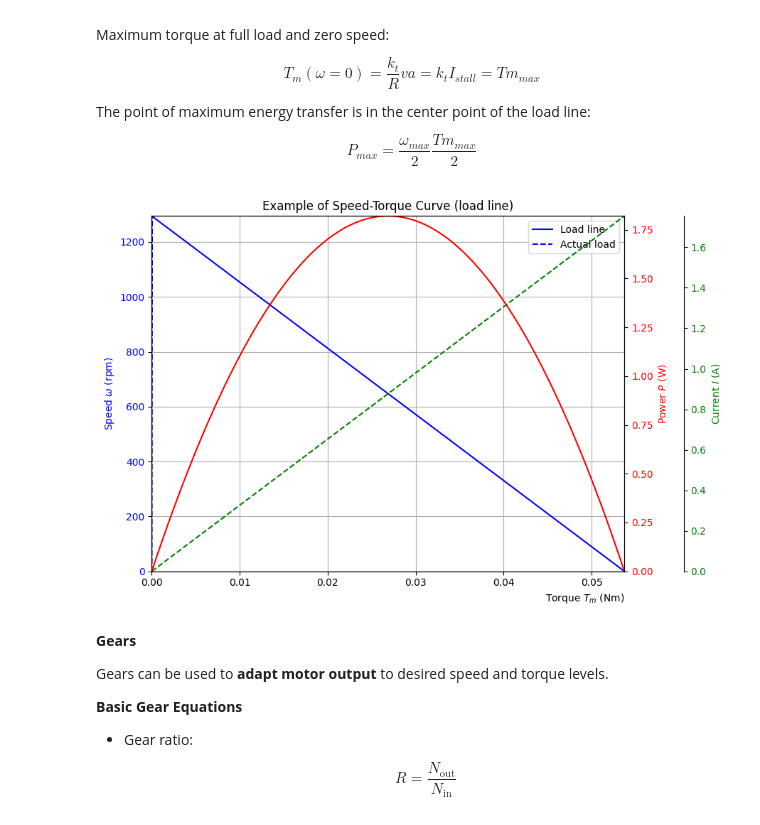
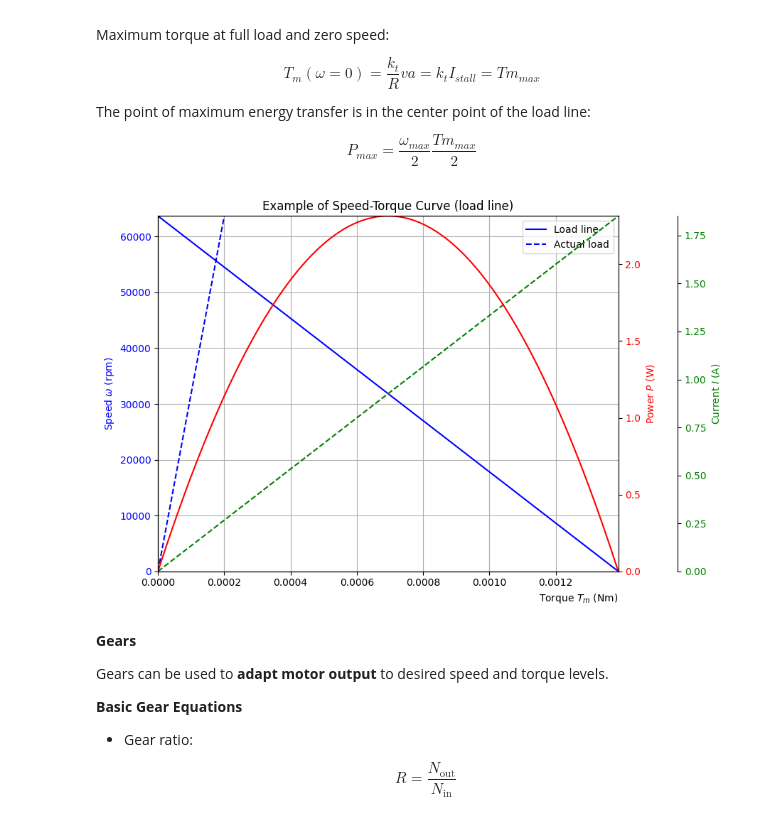
Before and after one commit to mniehus/oficina3, a Jupyter notebook: docs/.doctrees/nbsphinx/project1/motorDC-theory.ipynb, the cells around one changed output. Saved outputs shown, nothing was run; the diff lists cells and outputs as text; code cells hidden in the pictures.

Commit message:
motor parameters

```diff
--- a/docs/.doctrees/nbsphinx/project1/motorDC-theory.ipynb
+++ b/docs/.doctrees/nbsphinx/project1/motorDC-theory.ipynb
@@ -138,8 +138,16 @@ import matplotlib.pyplot as plt
 # Voltage range
 va = np.linspace(0, 5, 100)
 
+# Electrical & mechanical parameters (typical/representative)
+R  = 2.7e0      # Armature resistance [ohm]
+B  = 3.0e-8     # Viscous damping coeff. [N·m·s/rad]
+ke = 7.5e-4     # Back-EMF constant [V·s/rad]  (== V/(rad/s))
+kt = 7.5e-4     # Torque constant [N·m/A]      (≈ ke in SI)
+
 # Speed-voltage static transfer curve
-omega =  va / ((1 + (R * B) / (ke * kt)) * ke)
+propconst= 1 / ((1 + (R * B) / (ke * kt)) * ke)
+print('propconst)
+omega =  propconst*va
 
 plt.figure(figsize=(7, 5))
 plt.plot(va, omega*60/6.28)
@@ -190,6 +199,12 @@ va = 5            #applied voltage
 
 # Torque range
 Tm = np.linspace(0,kt*va/R , 100)
+
+# Electrical & mechanical parameters (typical/representative)
+R  = 2.7e0      # Armature resistance [ohm]
+B  = 3.0e-8     # Viscous damping coeff. [N·m·s/rad]
+ke = 7.5e-4     # Back-EMF constant [V·s/rad]  (== V/(rad/s))
+kt = 7.5e-4     # Torque constant [N·m/A]      (≈ ke in SI)
 
 # Speed-torque curve
 omega = va/ke - R / (ke * kt) * Tm
@@ -222,34 +237,34 @@ ax1.set_ylim(y_min, y_max)
 
 # Additional y-axis for Current
 ax3 = ax1.twinx()
 ax3.plot(Tm, Im, label='Current', color='g', linestyle='--')
 ax3.spines['right'].set_position(('outward', 60))
 ax3.yaxis.set_label_position('right')
 ax3.yaxis.set_ticks_position('right')
 ax3.set_ylim(ax1.get_ylim())
 #omega_ticks = ax1.get_yticks()
 #ax3.set_yticks(omega_ticks)
 #ax3.set_yticklabels([f"{(ke*tick/(60/6.28) ):.1f}" for tick in omega_ticks])
 ax3.set_ylabel('Current $I$ (A)', color='g')
 ax3.tick_params(axis='y', labelcolor='g')
 ax3.set_ylim(I_min, I_max)  # restrict power axis to min/max
 
 # Additional y-axis for Power
 ax4 = ax1.twinx()
 ax4.plot(Tm, P, label='Power', color='r')
 ax4.set_ylabel('Power $P$ (W)', color='r')
 ax4.tick_params(axis='y', labelcolor='r')
 ax4.set_ylim(p_min, p_max)  # restrict power axis to min/max
 
 # Grid on both x and y axes
 ax1.grid(True, which='both', axis='both')
 ax1.legend()
 #ax4.legend()
 plt.title('Example of Speed-Torque Curve (load line)')
 plt.tight_layout()
 plt.show()
 # %% [output]
-[figure, old version]
+[figure, new version]
 # %% [markdown]
 **Gears**
 
```
Also changed, not shown: parts of 2 cells of this notebook, 23 other files.
